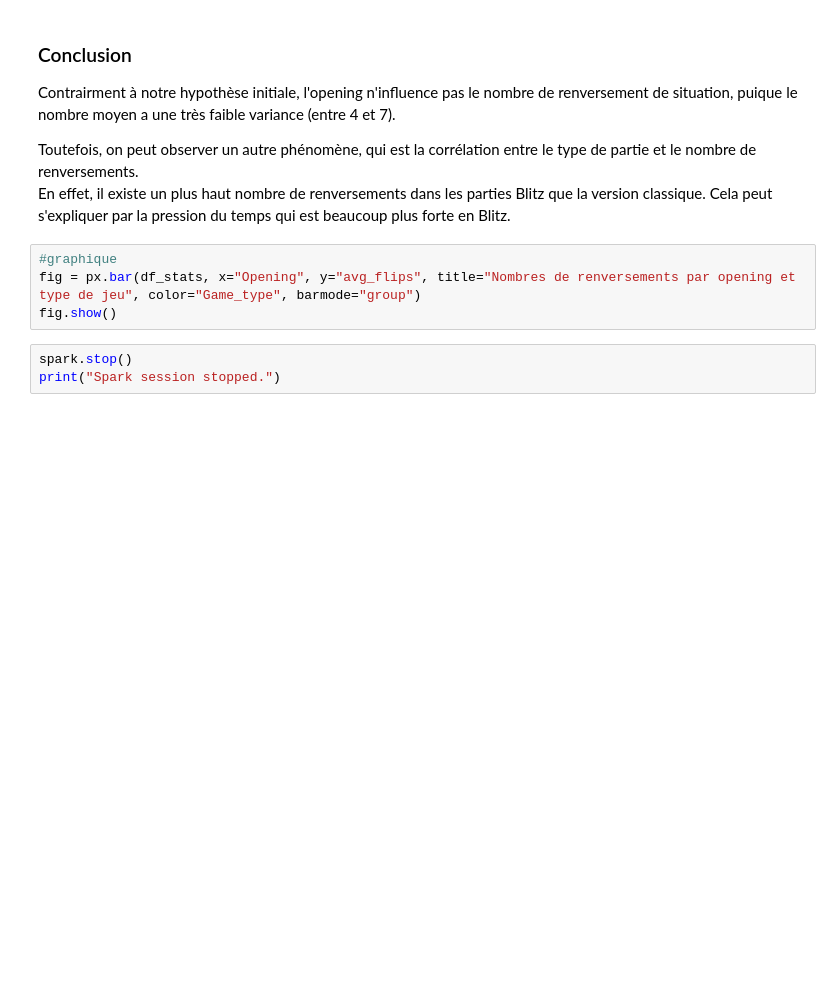
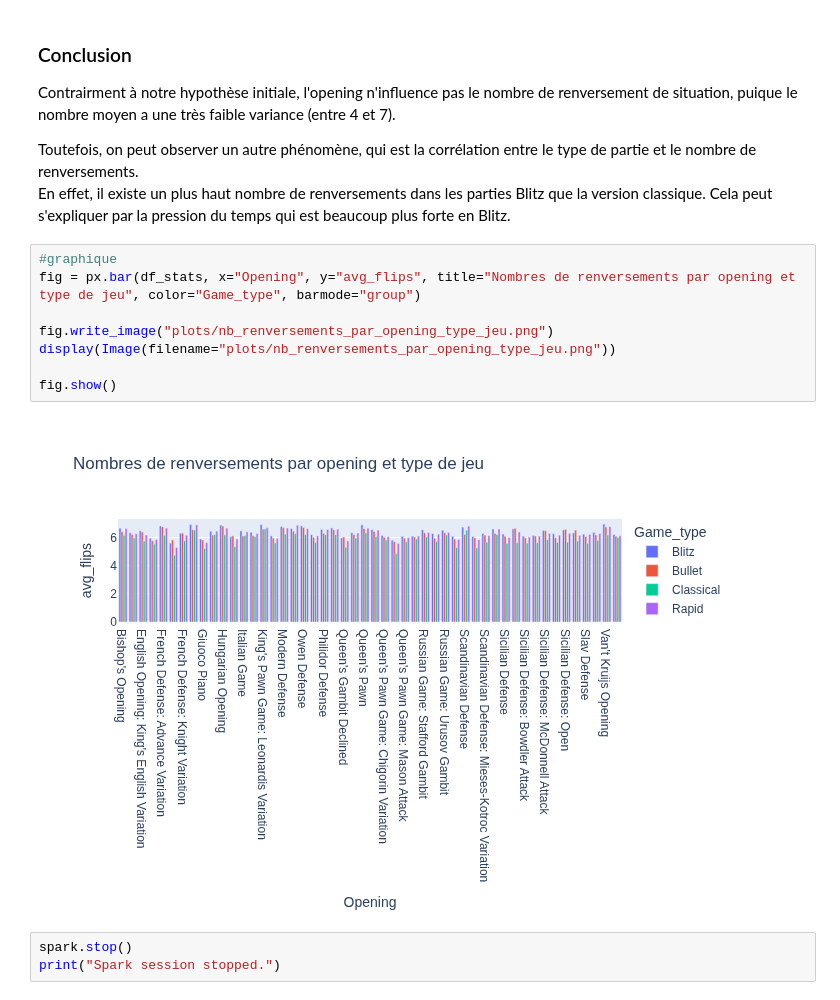
Before and after one commit to jandreolli/lichess-big-data-analysis, a Jupyter notebook: chess_game_analysis.ipynb, the cells around one changed output. Cells and saved outputs as stored; diff of their text form; blank space fills up the shorter version.

```diff
--- a/chess_game_analysis.ipynb
+++ b/chess_game_analysis.ipynb
@@ -640,7 +673,13 @@ En effet, il existe un plus haut nombre de renversements dans les parties Blitz
 # %%
 #graphique
 fig = px.bar(df_stats, x="Opening", y="avg_flips", title="Nombres de renversements par opening et type de jeu", color="Game_type", barmode="group")
+
+fig.write_image("plots/nb_renversements_par_opening_type_jeu.png")
+display(Image(filename="plots/nb_renversements_par_opening_type_jeu.png"))
+
 fig.show()
+# %% [output]
+[figure, added]
 # %%
 spark.stop()
 print("Spark session stopped.")
```
Also changed, not shown: parts of 14 cells of this notebook, 4 other files.
